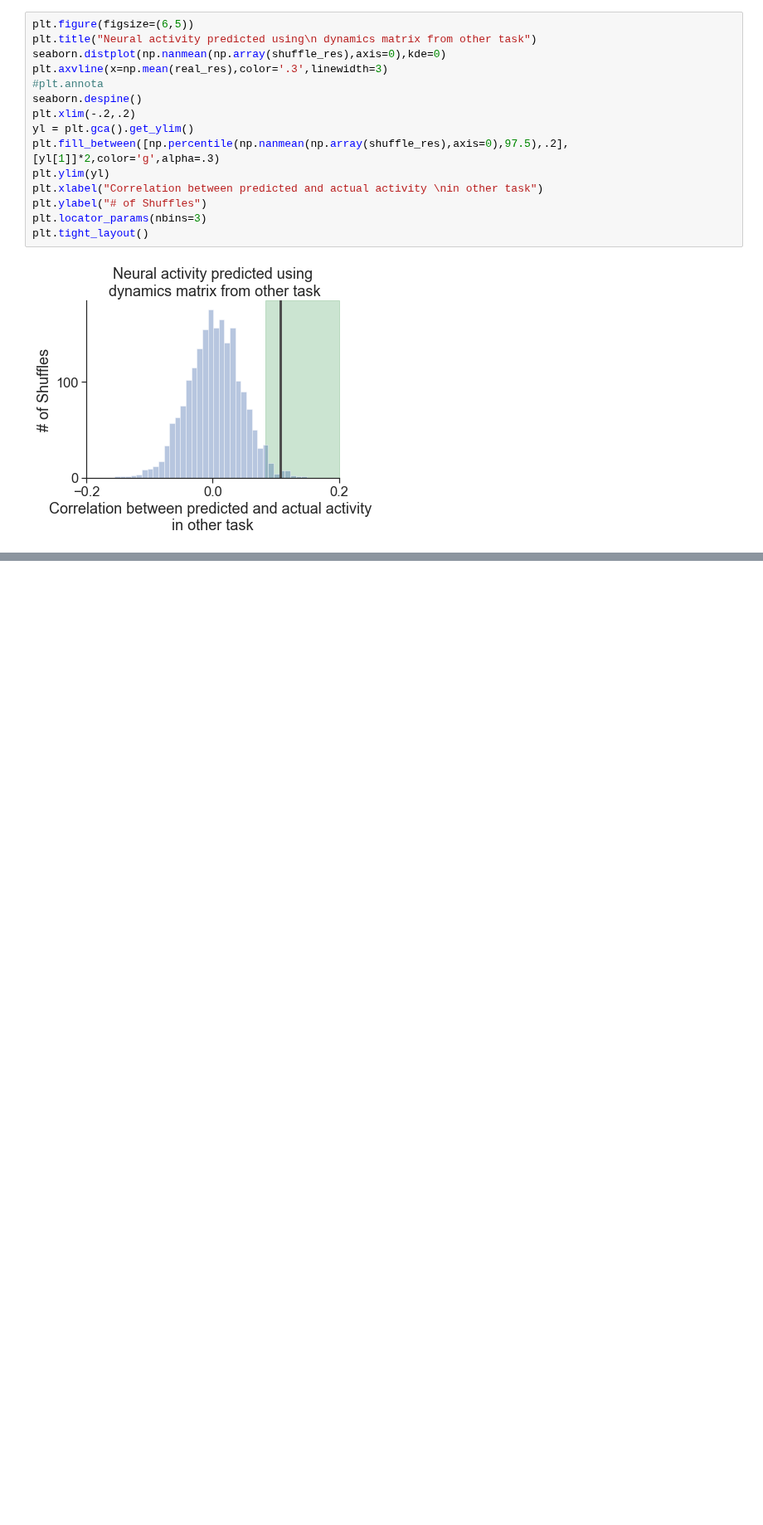
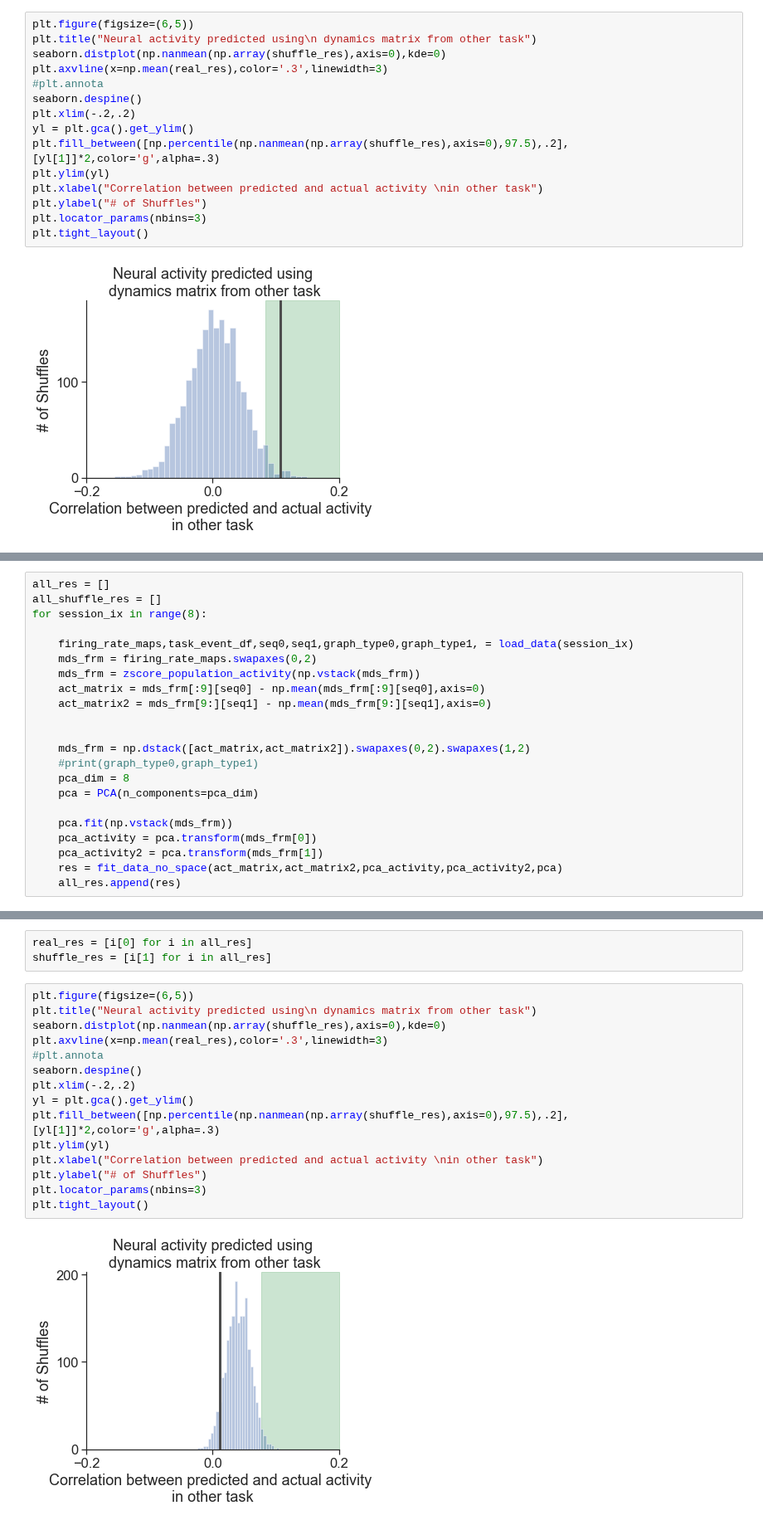
Before and after one commit to yves-weissenberger/ll_ephys, a Jupyter notebook: ephys_notebooks/unitary_dynamics_on_data.ipynb, the cells around one changed output, grey strips where cells are left out. Shown at 83% size. Saved outputs shown, nothing was run; the diff lists cells and outputs as text; blank space fills up the shorter version.

```diff
--- a/ephys_notebooks/unitary_dynamics_on_data.ipynb
+++ b/ephys_notebooks/unitary_dynamics_on_data.ipynb
@@ -424,0 +523,22 @@ np.std(np.random.normal(size=1000)*.1)
+# %%
+all_res = []
+all_shuffle_res = []
+for session_ix in range(8):
+
+    firing_rate_maps,task_event_df,seq0,seq1,graph_type0,graph_type1, = load_data(session_ix)
+    mds_frm = firing_rate_maps.swapaxes(0,2)
+    mds_frm = zscore_population_activity(np.vstack(mds_frm))
+    act_matrix = mds_frm[:9][seq0] - np.mean(mds_frm[:9][seq0],axis=0)
+    act_matrix2 = mds_frm[9:][seq1] - np.mean(mds_frm[9:][seq1],axis=0)
+
+
+    mds_frm = np.dstack([act_matrix,act_matrix2]).swapaxes(0,2).swapaxes(1,2)
+    #print(graph_type0,graph_type1)
+    pca_dim = 8
+    pca = PCA(n_components=pca_dim)
+
+    pca.fit(np.vstack(mds_frm))
+    pca_activity = pca.transform(mds_frm[0])
+    pca_activity2 = pca.transform(mds_frm[1])
+    res = fit_data_no_space(act_matrix,act_matrix2,pca_activity,pca_activity2,pca)
+    all_res.append(res)
@@ -424,0 +562,20 @@ np.std(np.random.normal(size=1000)*.1)
+# %%
+real_res = [i[0] for i in all_res]
+shuffle_res = [i[1] for i in all_res]
+# %%
+plt.figure(figsize=(6,5))
+plt.title("Neural activity predicted using\n dynamics matrix from other task")
+seaborn.distplot(np.nanmean(np.array(shuffle_res),axis=0),kde=0)
+plt.axvline(x=np.mean(real_res),color='.3',linewidth=3)
+#plt.annota
+seaborn.despine()
+plt.xlim(-.2,.2)
+yl = plt.gca().get_ylim()
+plt.fill_between([np.percentile(np.nanmean(np.array(shuffle_res),axis=0),97.5),.2],[yl[1]]*2,color='g',alpha=.3)
+plt.ylim(yl)
+plt.xlabel("Correlation between predicted and actual activity \nin other task")
+plt.ylabel("# of Shuffles")
+plt.locator_params(nbins=3)
+plt.tight_layout()
+# %% [output]
+[figure, added]
```
Also changed, not shown: parts of 13 cells of this notebook, 1 other file.
